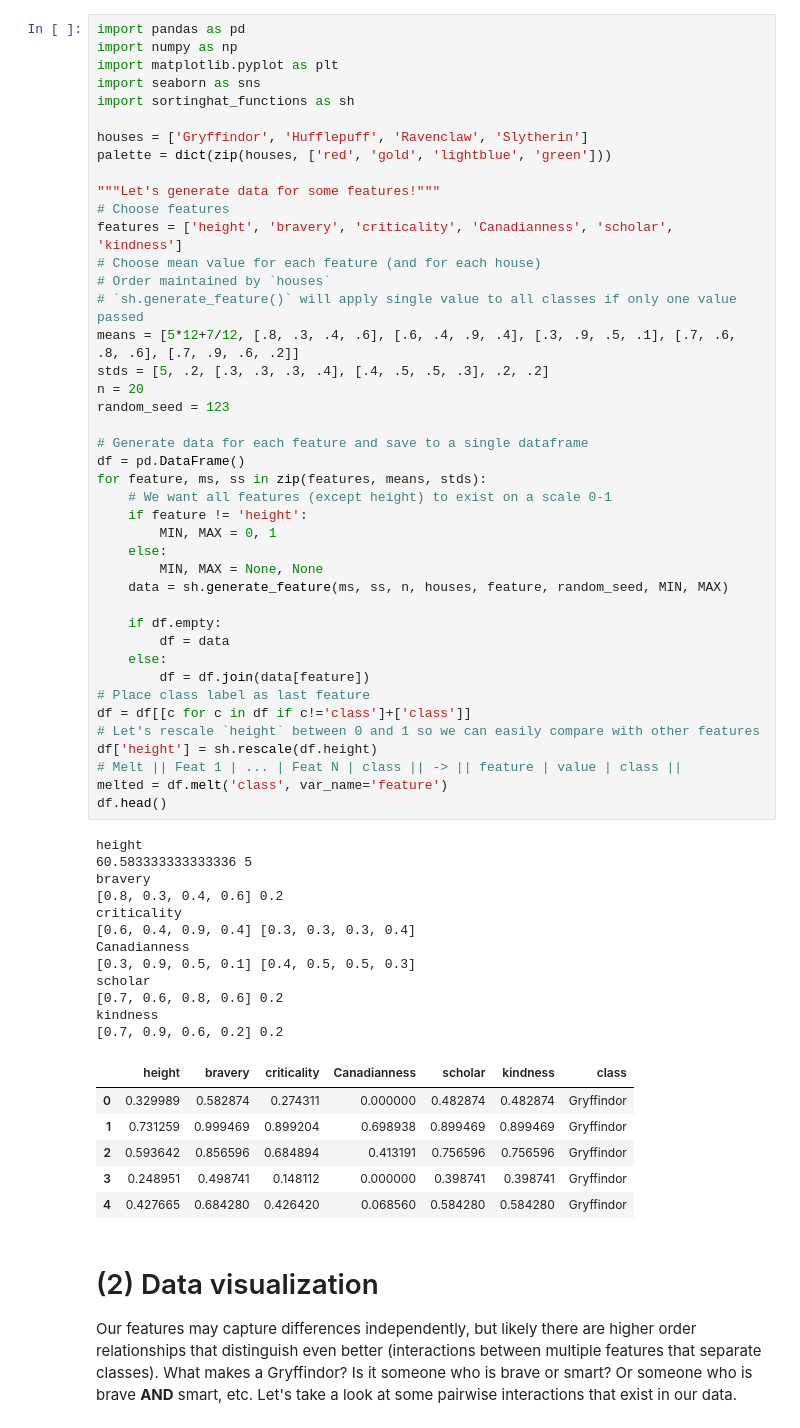
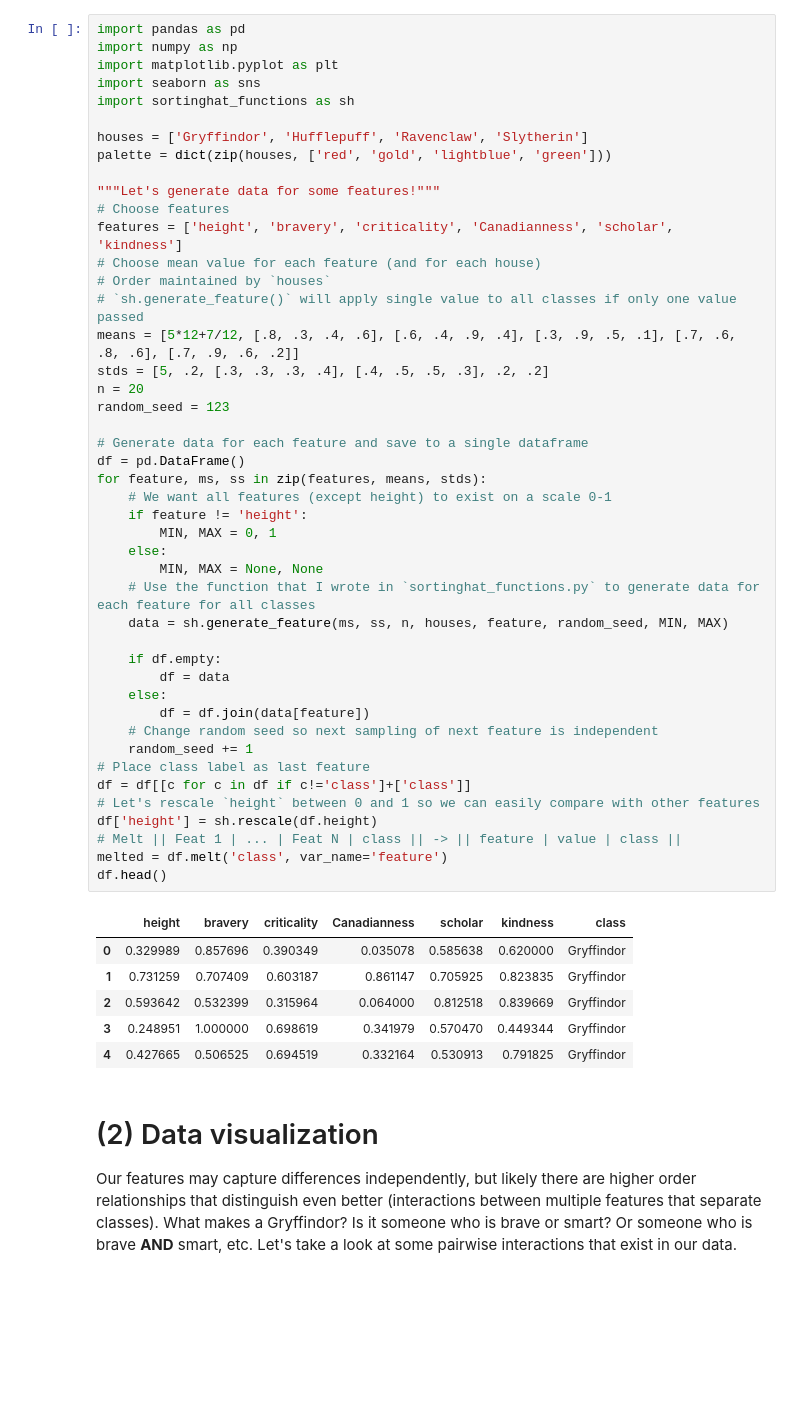
Before and after one commit to michaelsilverstein/TheSortingHat, a Jupyter notebook: SortingHat_MachineLearning.ipynb, the cells around one changed output. Drawn from its saved outputs; the diff is of its cells as text; blank space fills up the shorter version.

```diff
--- a/SortingHat_MachineLearning.ipynb
+++ b/SortingHat_MachineLearning.ipynb
@@ -65,50 +65,41 @@ features = ['height', 'bravery', 'criticality', 'Canadianness', 'scholar', 'kind
 # Order maintained by `houses`
 # `sh.generate_feature()` will apply single value to all classes if only one value passed
 means = [5*12+7/12, [.8, .3, .4, .6], [.6, .4, .9, .4], [.3, .9, .5, .1], [.7, .6, .8, .6], [.7, .9, .6, .2]]
 stds = [5, .2, [.3, .3, .3, .4], [.4, .5, .5, .3], .2, .2]
 n = 20
 random_seed = 123
 
 # Generate data for each feature and save to a single dataframe
 df = pd.DataFrame()
 for feature, ms, ss in zip(features, means, stds):
     # We want all features (except height) to exist on a scale 0-1
     if feature != 'height':
         MIN, MAX = 0, 1
     else:
         MIN, MAX = None, None
+    # Use the function that I wrote in `sortinghat_functions.py` to generate data for each feature for all classes
     data = sh.generate_feature(ms, ss, n, houses, feature, random_seed, MIN, MAX)
 
     if df.empty:
         df = data
     else:
         df = df.join(data[feature])
+    # Change random seed so next sampling of next feature is independent
+    random_seed += 1
 # Place class label as last feature
 df = df[[c for c in df if c!='class']+['class']]
 # Let's rescale `height` between 0 and 1 so we can easily compare with other features
 df['height'] = sh.rescale(df.height)
 # Melt || Feat 1 | ... | Feat N | class || -> || feature | value | class ||
 melted = df.melt('class', var_name='feature')
 df.head()
 # %% [output]
-height
-60.583333333333336 5
-bravery
-[0.8, 0.3, 0.4, 0.6] 0.2
-criticality
-[0.6, 0.4, 0.9, 0.4] [0.3, 0.3, 0.3, 0.4]
-Canadianness
-[0.3, 0.9, 0.5, 0.1] [0.4, 0.5, 0.5, 0.3]
-scholar
-[0.7, 0.6, 0.8, 0.6] 0.2
-kindness
-[0.7, 0.9, 0.6, 0.2] 0.2
 |  | height | bravery | criticality | Canadianness | scholar | kindness | class |
-| 0 | 0.329989 | 0.582874 | 0.274311 | 0.000000 | 0.482874 | 0.482874 | Gryffindor |
-| 1 | 0.731259 | 0.999469 | 0.899204 | 0.698938 | 0.899469 | 0.899469 | Gryffindor |
-| 2 | 0.593642 | 0.856596 | 0.684894 | 0.413191 | 0.756596 | 0.756596 | Gryffindor |
-| 3 | 0.248951 | 0.498741 | 0.148112 | 0.000000 | 0.398741 | 0.398741 | Gryffindor |
-| 4 | 0.427665 | 0.684280 | 0.426420 | 0.068560 | 0.584280 | 0.584280 | Gryffindor |
+| 0 | 0.329989 | 0.857696 | 0.390349 | 0.035078 | 0.585638 | 0.620000 | Gryffindor |
+| 1 | 0.731259 | 0.707409 | 0.603187 | 0.861147 | 0.705925 | 0.823835 | Gryffindor |
+| 2 | 0.593642 | 0.532399 | 0.315964 | 0.064000 | 0.812518 | 0.839669 | Gryffindor |
+| 3 | 0.248951 | 1.000000 | 0.698619 | 0.341979 | 0.570470 | 0.449344 | Gryffindor |
+| 4 | 0.427665 | 0.506525 | 0.694519 | 0.332164 | 0.530913 | 0.791825 | Gryffindor |
 # %% [markdown]
 # (2) Data visualization
 Our features may capture differences independently, but likely there are higher order relationships that distinguish even better (interactions between multiple features that separate classes). What makes a Gryffindor? Is it someone who is brave or smart? Or someone who is brave **AND** smart, etc. Let's take a look at some pairwise interactions that exist in our data.
```
Also changed, not shown: parts of 5 cells of this notebook, 1 other file.
